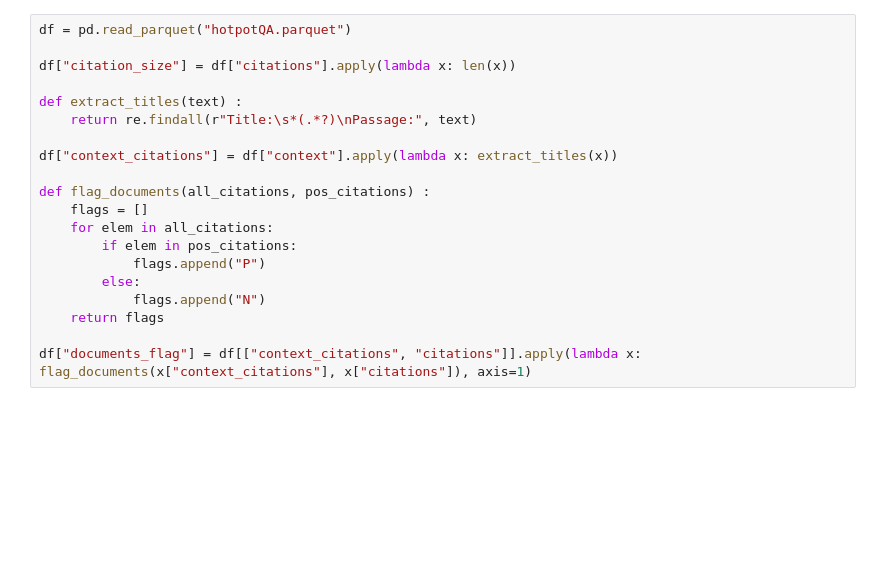
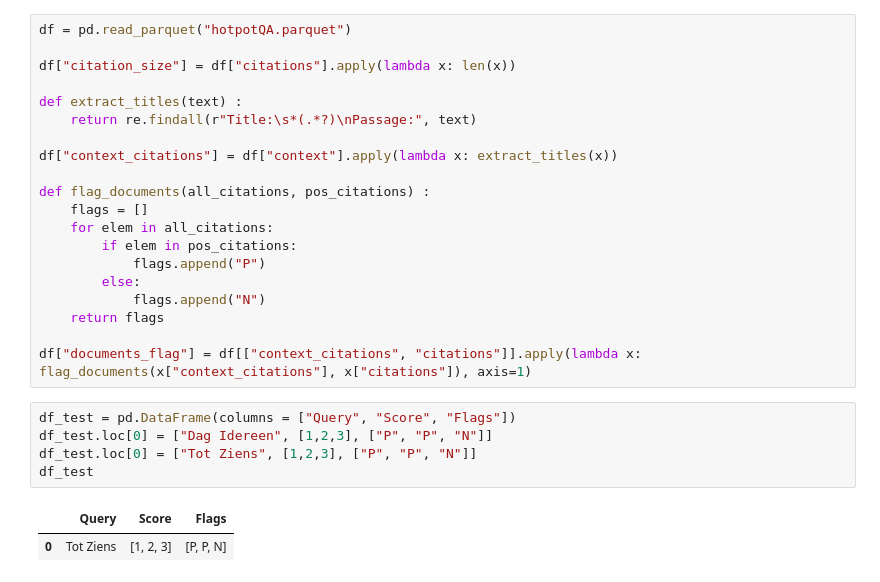
Before and after one commit to iNema9590/LLMX, a Jupyter notebook: scripts/hotpotQA_explore.ipynb, the cells around one changed output. Drawn from its saved outputs; the diff is of its cells as text; blank space fills up the shorter version.

```diff
--- a/scripts/hotpotQA_explore.ipynb
+++ b/scripts/hotpotQA_explore.ipynb
@@ -201,3 +203,11 @@ def flag_documents(all_citations, pos_citations) :
     return flags
 
 df["documents_flag"] = df[["context_citations", "citations"]].apply(lambda x: flag_documents(x["context_citations"], x["citations"]), axis=1)
+# %%
+df_test = pd.DataFrame(columns = ["Query", "Score", "Flags"])
+df_test.loc[0] = ["Dag Idereen", [1,2,3], ["P", "P", "N"]]
+df_test.loc[0] = ["Tot Ziens", [1,2,3], ["P", "P", "N"]]
+df_test
+# %% [output]
+|  | Query | Score | Flags |
+| 0 | Tot Ziens | [1, 2, 3] | [P, P, N] |
```
Also changed, not shown: parts of 11 cells of this notebook, 1 other file.
